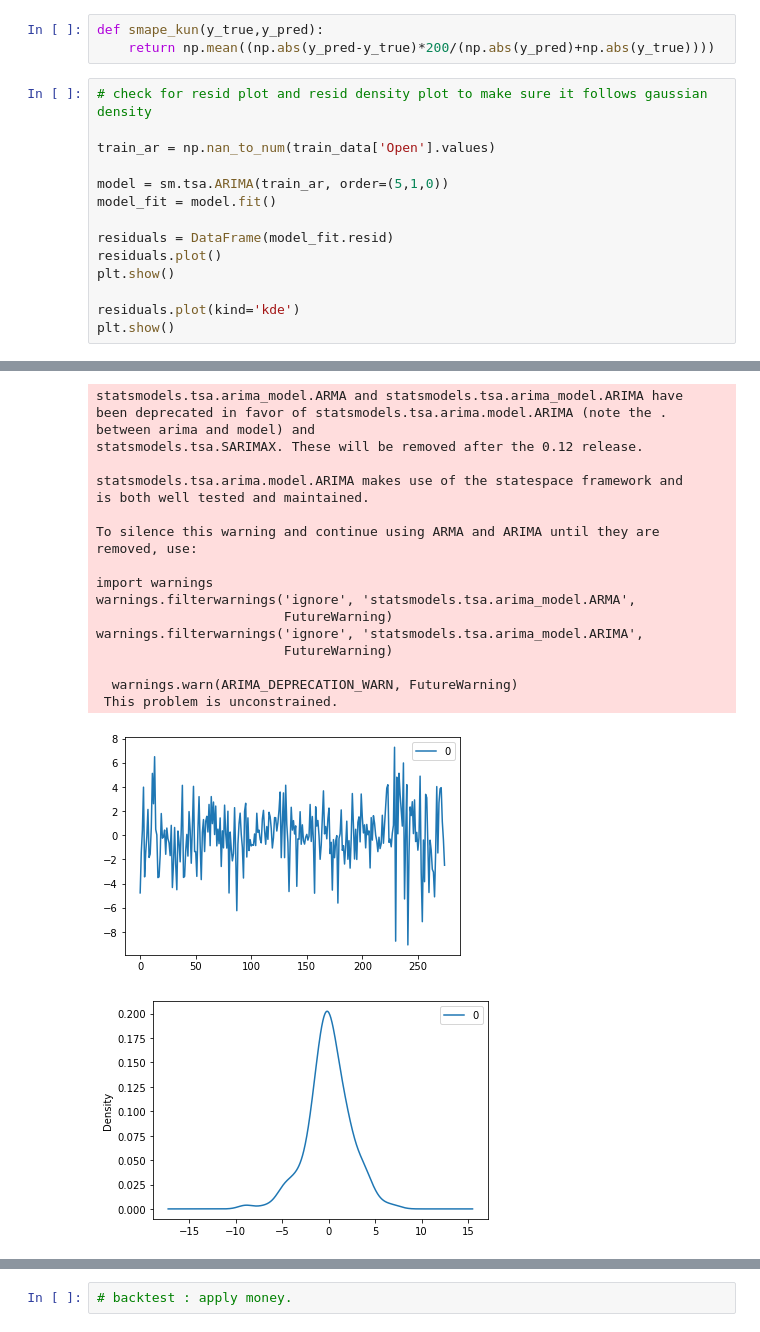
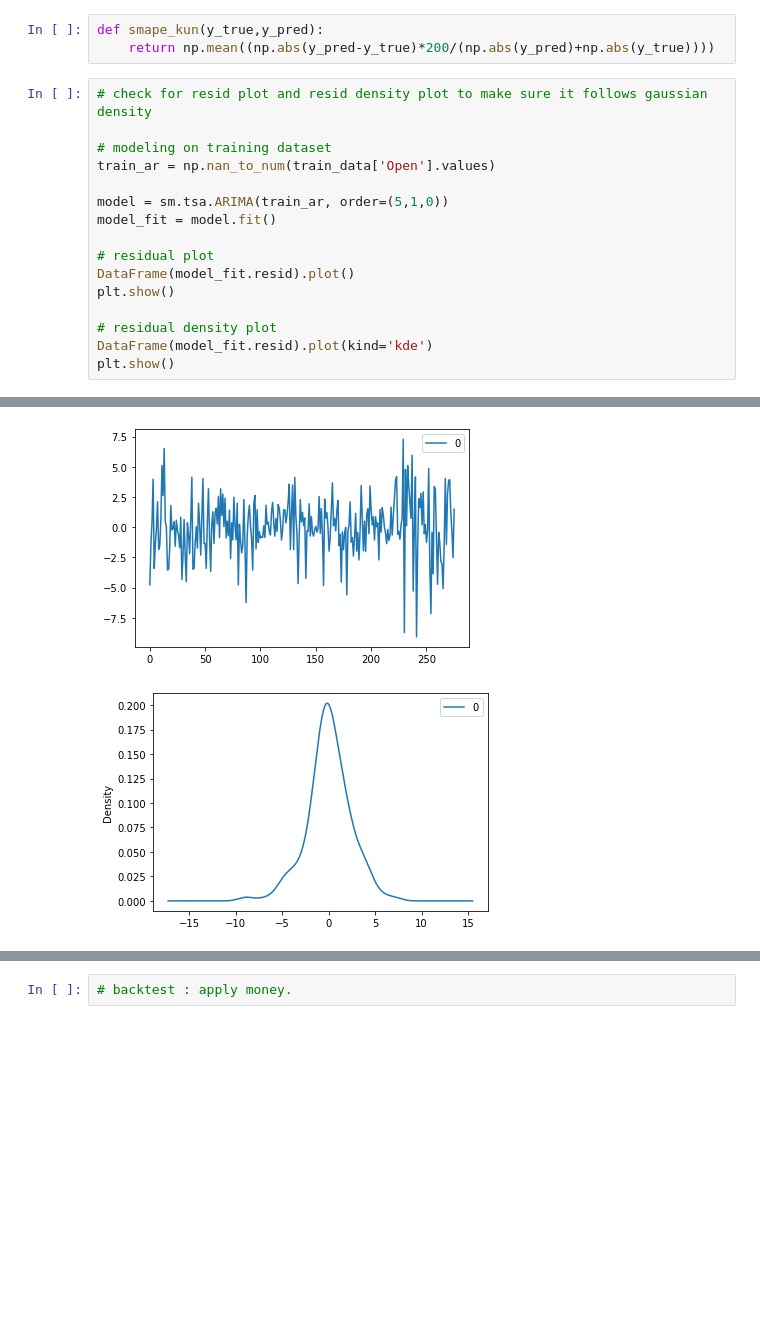
Before and after one commit to dabui99/Financial-Analysis, a Jupyter notebook: arima_model.ipynb, the cells around one changed output, grey strips where cells are left out. Cells and saved outputs as stored; diff of their text form; blank space fills up the shorter version.

```diff
--- a/arima_model.ipynb
+++ b/arima_model.ipynb
@@ -85,15 +85,17 @@ def smape_kun(y_true,y_pred):
 # %%
 # check for resid plot and resid density plot to make sure it follows gaussian density
 
+# modeling on training dataset
 train_ar = np.nan_to_num(train_data['Open'].values)
 
 model = sm.tsa.ARIMA(train_ar, order=(5,1,0))
 model_fit = model.fit()
 
-residuals = DataFrame(model_fit.resid)
-residuals.plot()
+# residual plot
+DataFrame(model_fit.resid).plot()
 plt.show()
 
-residuals.plot(kind='kde')
+# residual density plot
+DataFrame(model_fit.resid).plot(kind='kde')
 plt.show()
 # %% [output]
@@ -117,22 +120,3 @@ CONVERGENCE: REL_REDUCTION_OF_F_<=_FACTR*EPSMCH
-statsmodels.tsa.arima_model.ARMA and statsmodels.tsa.arima_model.ARIMA have
-been deprecated in favor of statsmodels.tsa.arima.model.ARIMA (note the .
-between arima and model) and
-statsmodels.tsa.SARIMAX. These will be removed after the 0.12 release.
-
-statsmodels.tsa.arima.model.ARIMA makes use of the statespace framework and
-is both well tested and maintained.
-
-To silence this warning and continue using ARMA and ARIMA until they are
-removed, use:
-
-import warnings
-warnings.filterwarnings('ignore', 'statsmodels.tsa.arima_model.ARMA',
-                        FutureWarning)
-warnings.filterwarnings('ignore', 'statsmodels.tsa.arima_model.ARIMA',
-                        FutureWarning)
-
-  warnings.warn(ARIMA_DEPRECATION_WARN, FutureWarning)
- This problem is unconstrained.
-[figure, old version]
+[figure, new version]
 [figure]
 # %%
```
Also changed, not shown: parts of 9 cells of this notebook.
